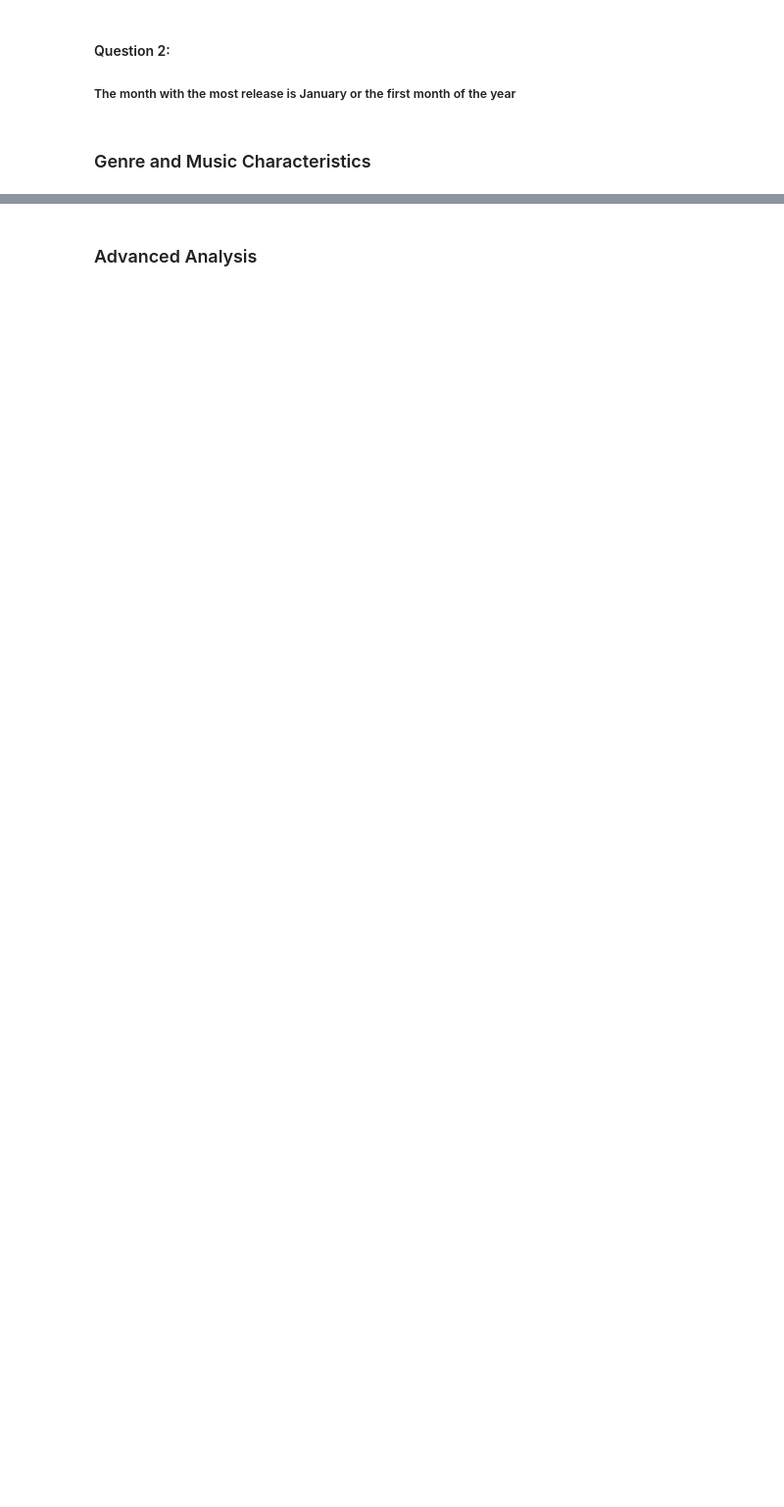
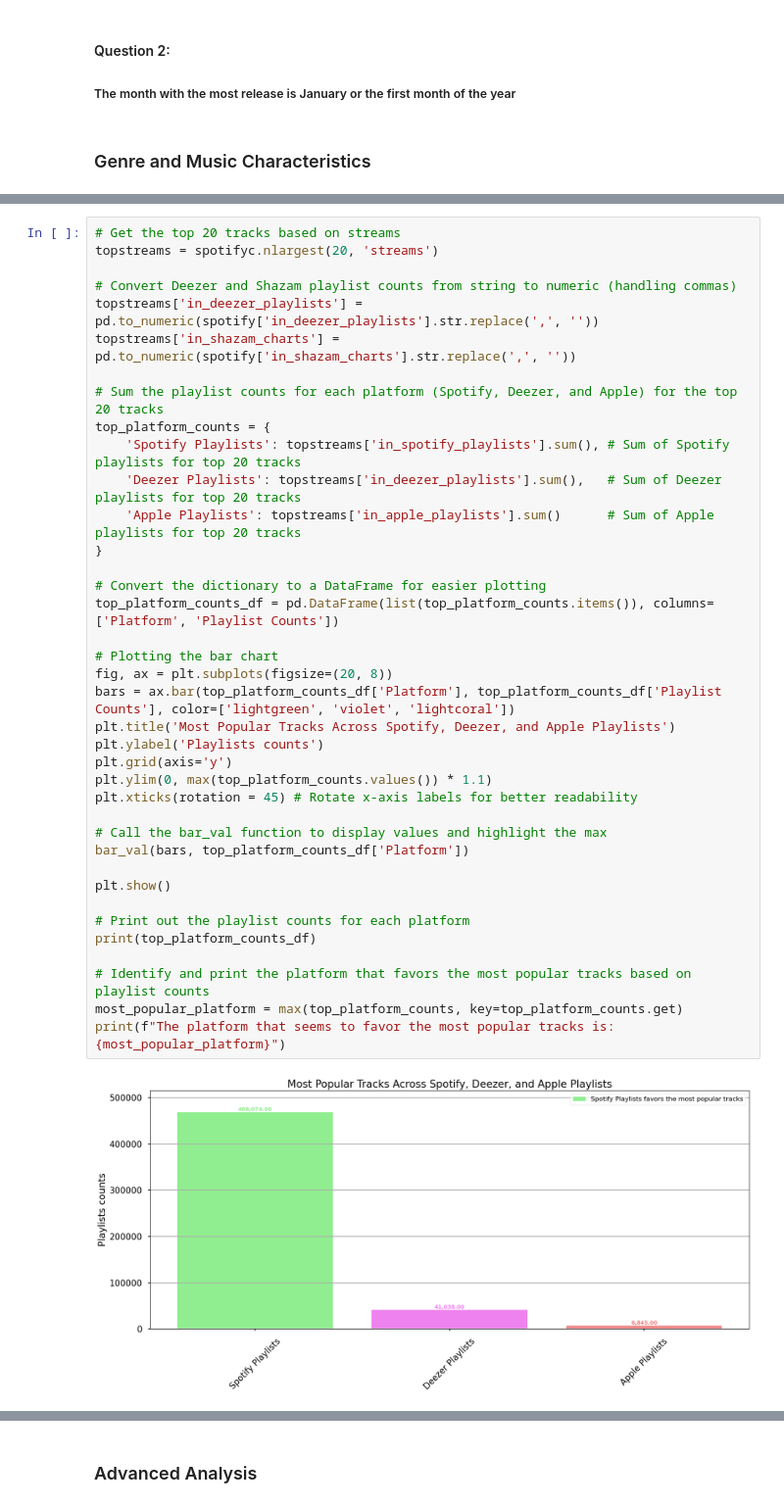
Before and after one commit to krlsbrre/Spotify-Data-Analysis, a Jupyter notebook: SPOTIFY.ipynb, the cells around one changed output, grey strips where cells are left out. Shown at 98% size. Saved outputs shown, nothing was run; the diff lists cells and outputs as text; blank space fills up the shorter version.

```diff
--- a/SPOTIFY.ipynb
+++ b/SPOTIFY.ipynb
@@ -304,0 +441,40 @@ plt.show()
+# %%
+# Get the top 20 tracks based on streams
+topstreams = spotifyc.nlargest(20, 'streams')
+
+# Convert Deezer and Shazam playlist counts from string to numeric (handling commas)
+topstreams['in_deezer_playlists'] = pd.to_numeric(spotify['in_deezer_playlists'].str.replace(',', ''))
+topstreams['in_shazam_charts'] = pd.to_numeric(spotify['in_shazam_charts'].str.replace(',', ''))
+
+# Sum the playlist counts for each platform (Spotify, Deezer, and Apple) for the top 20 tracks
+top_platform_counts = {
+    'Spotify Playlists': topstreams['in_spotify_playlists'].sum(), # Sum of Spotify playlists for top 20 tracks
+    'Deezer Playlists': topstreams['in_deezer_playlists'].sum(),   # Sum of Deezer playlists for top 20 tracks
+    'Apple Playlists': topstreams['in_apple_playlists'].sum()      # Sum of Apple playlists for top 20 tracks
+}
+
+# Convert the dictionary to a DataFrame for easier plotting
+top_platform_counts_df = pd.DataFrame(list(top_platform_counts.items()), columns=['Platform', 'Playlist Counts'])
+
+# Plotting the bar chart
+fig, ax = plt.subplots(figsize=(20, 8))
+bars = ax.bar(top_platform_counts_df['Platform'], top_platform_counts_df['Playlist Counts'], color=['lightgreen', 'violet', 'lightcoral'])
+plt.title('Most Popular Tracks Across Spotify, Deezer, and Apple Playlists')
+plt.ylabel('Playlists counts')
+plt.grid(axis='y')
+plt.ylim(0, max(top_platform_counts.values()) * 1.1)
+plt.xticks(rotation = 45) # Rotate x-axis labels for better readability
+
+# Call the bar_val function to display values and highlight the max
+bar_val(bars, top_platform_counts_df['Platform'])
+
+plt.show()
+
+# Print out the playlist counts for each platform
+print(top_platform_counts_df)
+
+# Identify and print the platform that favors the most popular tracks based on playlist counts
+most_popular_platform = max(top_platform_counts, key=top_platform_counts.get)
+print(f"The platform that seems to favor the most popular tracks is: {most_popular_platform}")
+# %% [output]
+[figure, added]
```
Also changed, not shown: parts of 35 cells of this notebook.
